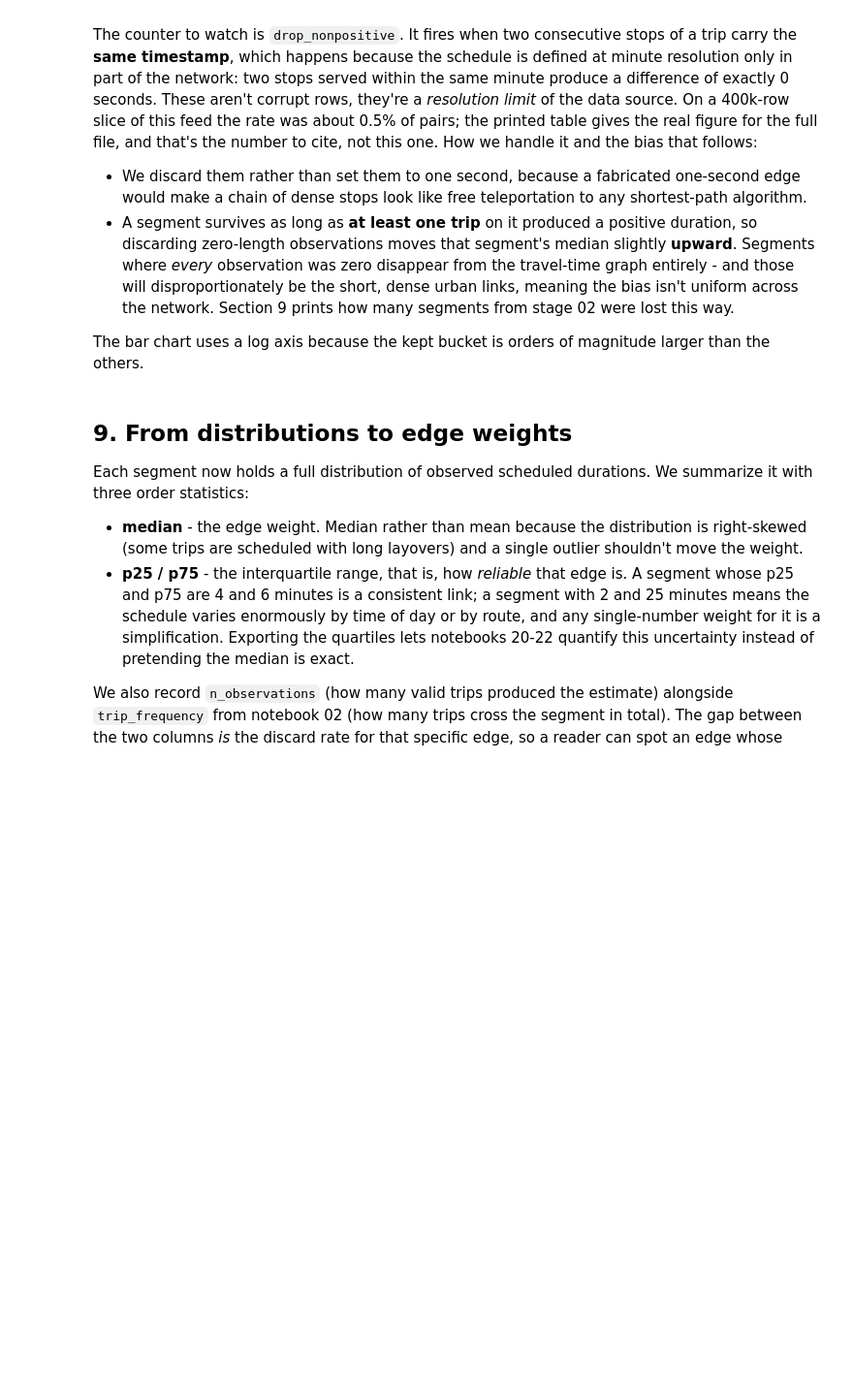
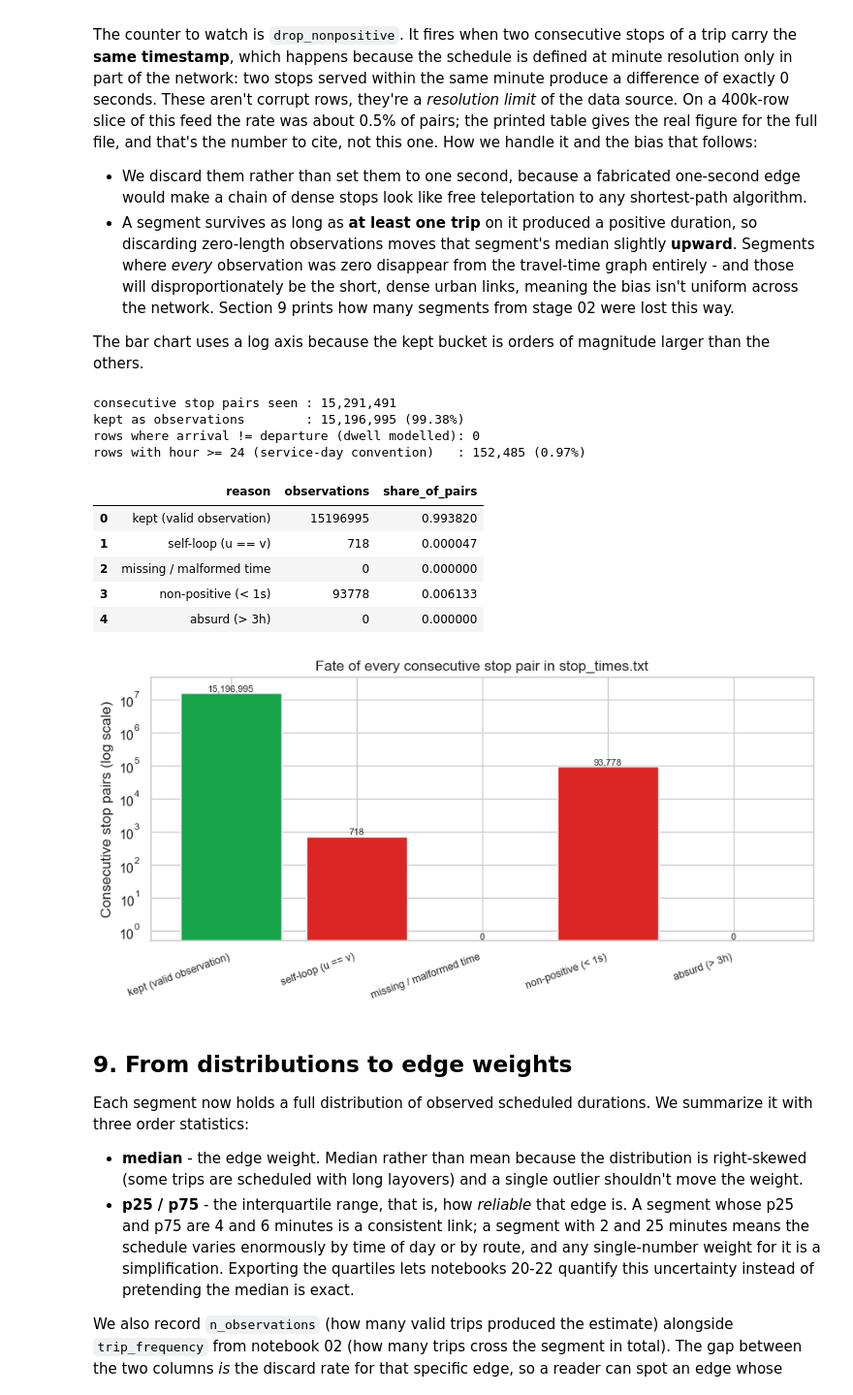
Before and after one commit to seanfourman/israel-transit-network-resilience, a Jupyter notebook: notebooks/18_travel_time_network.ipynb, the cells around one changed output. Shown at 97% size. Saved outputs shown, nothing was run; the diff lists cells and outputs as text; code cells hidden in the pictures; blank space fills up the shorter version.

```diff
--- a/notebooks/18_travel_time_network.ipynb
+++ b/notebooks/18_travel_time_network.ipynb
@@ -445,35 +479,47 @@ total_pairs = stream_stats["segments_seen"]
 assert sum(buckets.values()) == total_pairs, "discard buckets must account for every pair"
 
 discard_df = pd.DataFrame({
     "reason": list(buckets.keys()),
     "observations": list(buckets.values()),
 })
 discard_df["share_of_pairs"] = (discard_df["observations"] / total_pairs).round(6)
 discard_df.to_csv(TABLES / "discard_reasons.csv", index=False, encoding="utf-8-sig")
 
 print(f"consecutive stop pairs seen : {total_pairs:,}")
 print(f"kept as observations        : {stream_stats['kept']:,} "
       f"({stream_stats['kept'] / total_pairs:.2%})")
 print(f"rows where arrival != departure (dwell modelled): {stream_stats['rows_with_dwell']:,}")
 print(f"rows with hour >= 24 (service-day convention)   : {stream_stats['rows_hour_ge_24']:,} "
       f"({stream_stats['rows_hour_ge_24'] / stream_stats['rows_read']:.2%})")
 display(discard_df)
 
 fig, ax = plt.subplots(figsize=(9, 4.5))
 colors = ["#16a34a"] + ["#dc2626"] * (len(discard_df) - 1)
 bars = ax.bar(range(len(discard_df)), discard_df["observations"], color=colors)
 ax.set_yscale("log")
+ax.set_ylim(bottom=0.5, top=discard_df["observations"].max() * 3)
 ax.set_xticks(range(len(discard_df)))
 ax.set_xticklabels(discard_df["reason"], rotation=20, ha="right", fontsize=9)
 ax.set_ylabel("Consecutive stop pairs (log scale)")
 ax.set_title("Fate of every consecutive stop pair in stop_times.txt")
 for b, v in zip(bars, discard_df["observations"]):
-    ax.text(b.get_x() + b.get_width() / 2, b.get_height(), f"{v:,}",
+    ax.text(b.get_x() + b.get_width() / 2, max(v, 0.5), f"{v:,}",
             ha="center", va="bottom", fontsize=8)
-ax.margins(y=0.25)
 fig.tight_layout()
 fig.savefig(FIGURES / "discard_reasons.png", dpi=FIG_DPI)
 plt.show()
+# %% [output]
+consecutive stop pairs seen : 15,291,491
+kept as observations        : 15,196,995 (99.38%)
+rows where arrival != departure (dwell modelled): 0
+rows with hour >= 24 (service-day convention)   : 152,485 (0.97%)
+|  | reason | observations | share_of_pairs |
+| 0 | kept (valid observation) | 15196995 | 0.993820 |
+| 1 | self-loop (u == v) | 718 | 0.000047 |
+| 2 | missing / malformed time | 0 | 0.000000 |
+| 3 | non-positive (< 1s) | 93778 | 0.006133 |
+| 4 | absurd (> 3h) | 0 | 0.000000 |
+[figure, added]
 # %% [markdown]
 ## 9. From distributions to edge weights
 
```
Also changed, not shown: parts of 16 cells of this notebook, 24 other files.
